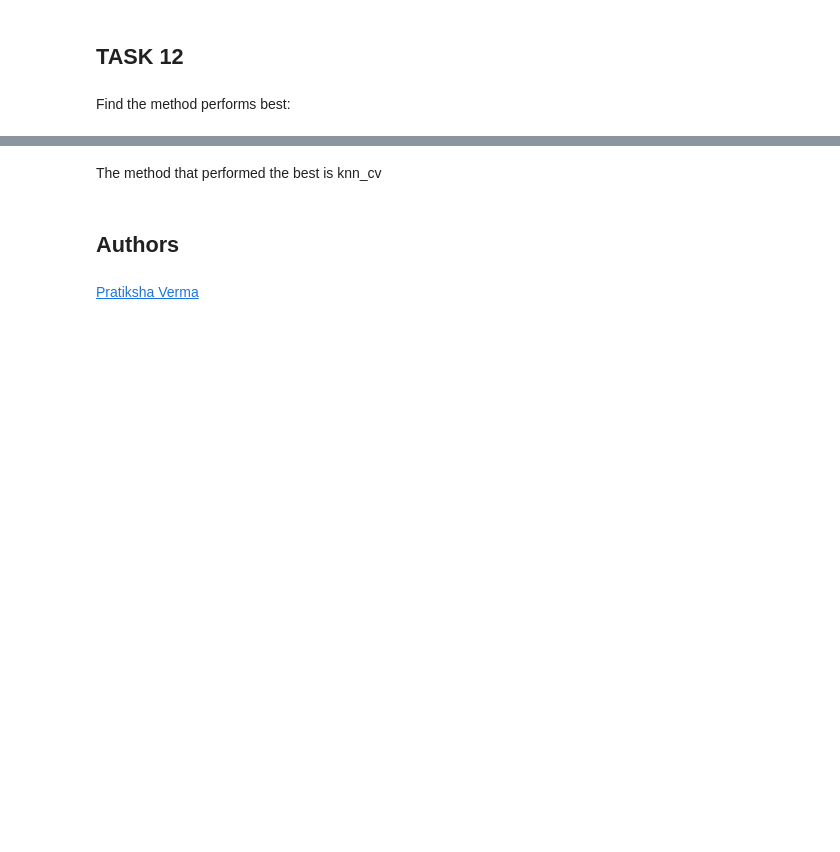
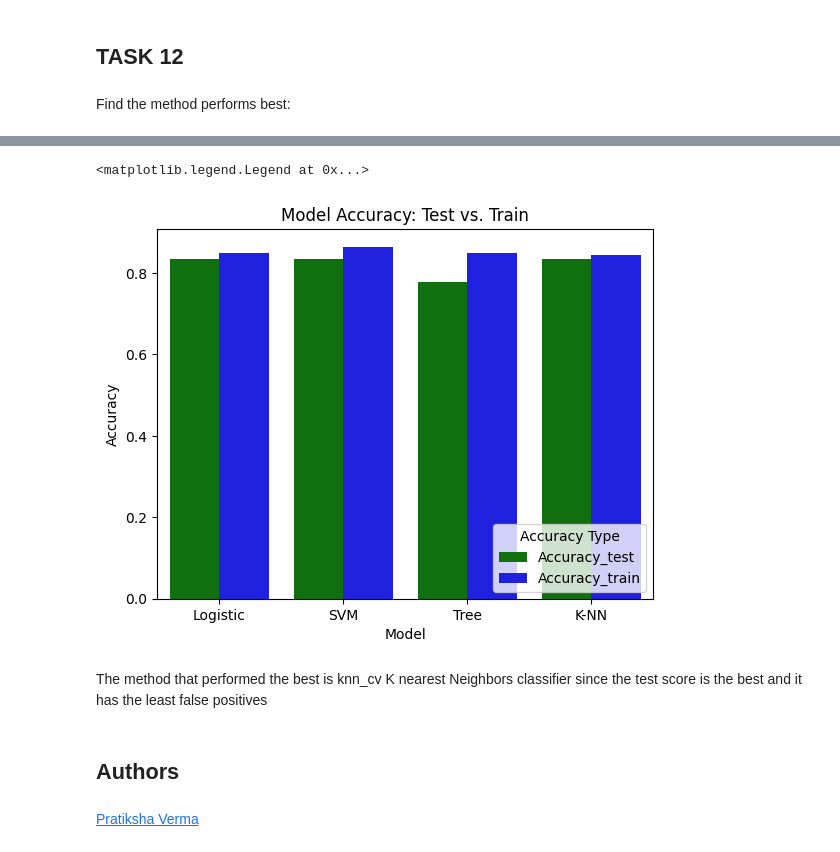
Before and after one commit to Ednamhg/DataScience_course, a Jupyter notebook: SpaceX_Machine Learning Prediction_Part_5.ipynb, the cells around one changed output, grey strips where cells are left out. Drawn from its saved outputs; the diff is of its cells as text; code cells hidden in the pictures; blank space fills up the shorter version.

```diff
--- a/SpaceX_Machine Learning Prediction_Part_5.ipynb
+++ b/SpaceX_Machine Learning Prediction_Part_5.ipynb
@@ -340,0 +374,3 @@ Find the method performs best:
+# %%
+accuracy=r2_all_scores.rename(columns={'Accuracy':'Accuracy_train','score':'Accuracy_test'})
+accuracy.reset_index(inplace=True)
@@ -340,0 +386,6 @@ Find the method performs best:
+# %%
+accuracy_melted = accuracy.melt(id_vars='Model',
+                                   value_vars=['Accuracy_test', 'Accuracy_train'],
+                                   var_name='Accuracy_Type',
+                                   value_name='Accuracy_Value')
+accuracy_melted.head()
@@ -341,5 +399,20 @@ Find the method performs best:
+# %%
+sns.barplot(x='Model',          # Your categories on the x-axis
+            y='Accuracy_Value', # The numerical values for bar height
+            hue='Accuracy_Type',# This creates separate bars for 'test' and 'train'
+            data=accuracy_melted,
+            palette={'Accuracy_test': 'green', 'Accuracy_train': 'blue'}) # Specify colors
+
+# Add labels and title for clarity
+plt.xlabel("Model")
+plt.ylabel("Accuracy")
+plt.title("Model Accuracy: Test vs. Train")
+plt.legend(title='Accuracy Type', loc='lower right')
+# %% [output]
+<matplotlib.legend.Legend at 0x...>
+[figure, added]
 # %% [markdown]
-The method that performed the best is knn_cv
+The method that performed the best is knn_cv K nearest Neighbors classifier since the test score is the best and it has the least false positives
 # %% [markdown]
 ## Authors
 # %% [markdown]
```
Also changed, not shown: parts of 16 cells of this notebook.
